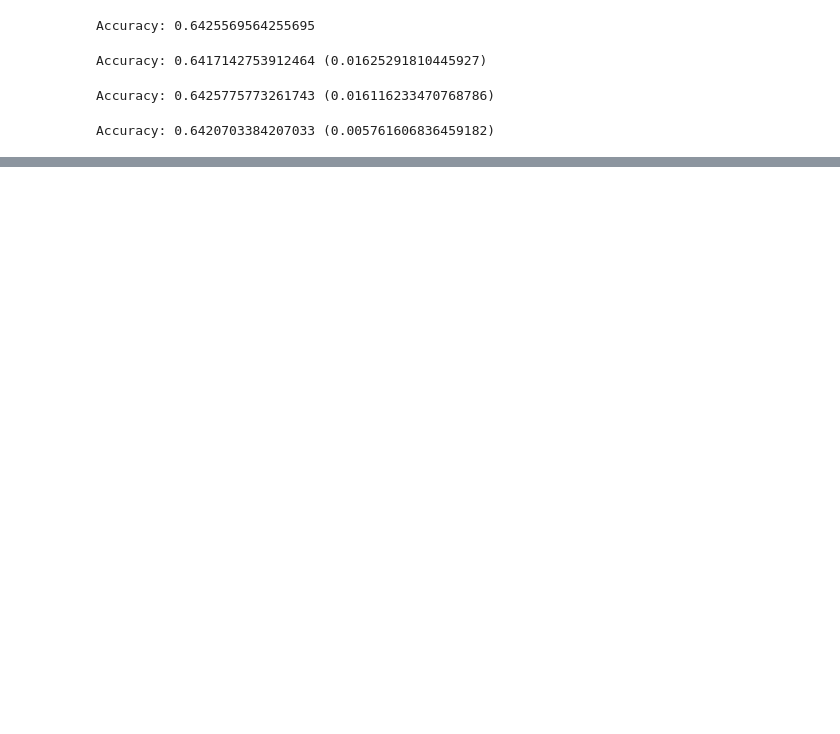
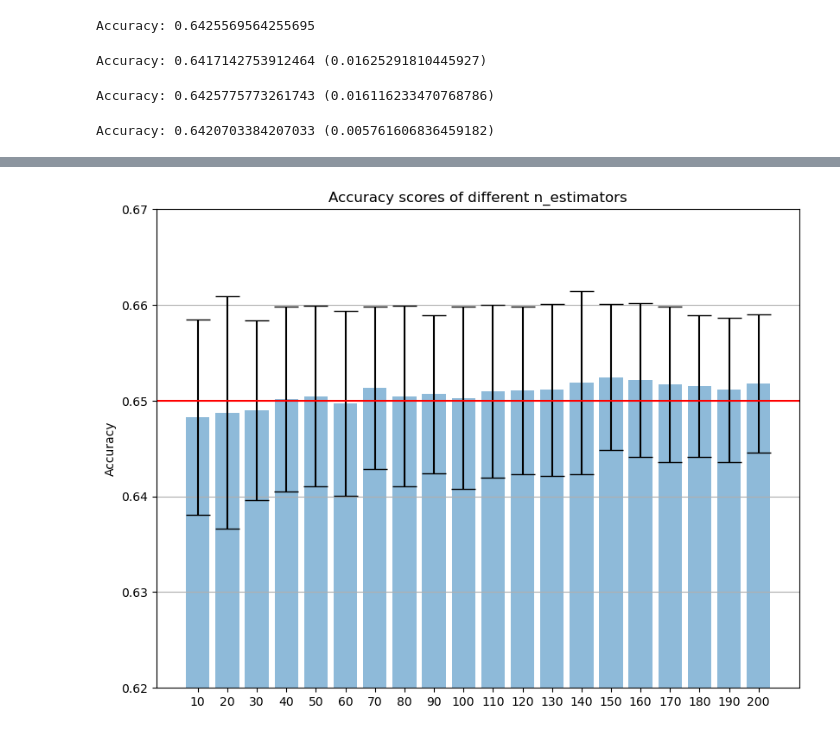
Before and after one commit to JackBuczak/ML_NFL, a Jupyter notebook: NFL_Validation.ipynb, the cells around one changed output, grey strips where cells are left out. Saved outputs shown, nothing was run; the diff lists cells and outputs as text; code cells hidden in the pictures; blank space fills up the shorter version.

```diff
--- a/NFL_Validation.ipynb
+++ b/NFL_Validation.ipynb
@@ -259,3 +396,39 @@ ax.yaxis.grid(True)
+# %%
+#lists for plot – I bet there is a better way to do this
+depth =['10','20','30','40','50','60','70', '80', '90', '100', '110', '120', '130', '140', '150', '160', '170', '180', '190', '200']
+x_pos = np.arange(len(depth))
+#print(x_pos)
+Means = [
+    D10_mean, D20_mean, D30_mean, D40_mean, D50_mean, D60_mean, D70_mean,
+    D80_mean, D90_mean, D100_mean, D110_mean, D120_mean, D130_mean,
+    D140_mean, D150_mean, D160_mean, D170_mean, D180_mean, D190_mean, D200_mean]
+error = [
+    D10_std, D20_std, D30_std, D40_std, D50_std, D60_std, D70_std,
+    D80_std, D90_std, D100_std, D110_std, D120_std, D130_std,
+    D140_std, D150_std, D160_std, D170_std, D180_std, D190_std, D200_std]
+# Build the plot
+fig, ax = plt.subplots()
+ax.bar(x_pos, Means, yerr=error, align='center', alpha=0.5, ecolor='black', capsize=10)
+ax.set_ylabel('Accuracy')
+ax.set_xticks(x_pos)
+ax.set_xticklabels(depth)
+ax.set_title('Accuracy scores of different n_estimators')
+ax.yaxis.grid(True)
+
+# Set Y axis range
+ax.set_ylim(0.62, 0.67)
+
+# Add a red horizontal line at y=0.645
+ax.axhline(y=0.65, color='red', label='Target')
+
+# Increase width and height by 50%
+fig_width, fig_height = fig.get_size_inches()
+fig.set_size_inches(fig_width * 1.5, fig_height * 1.5)
+
+# Show the plot
+plt.show()
+# %% [output]
+[figure, added]
 # %%
 #Fix data for KNN
 # Import module to standardize the scale
```
Also changed, not shown: parts of 14 cells of this notebook, 2 other files.
